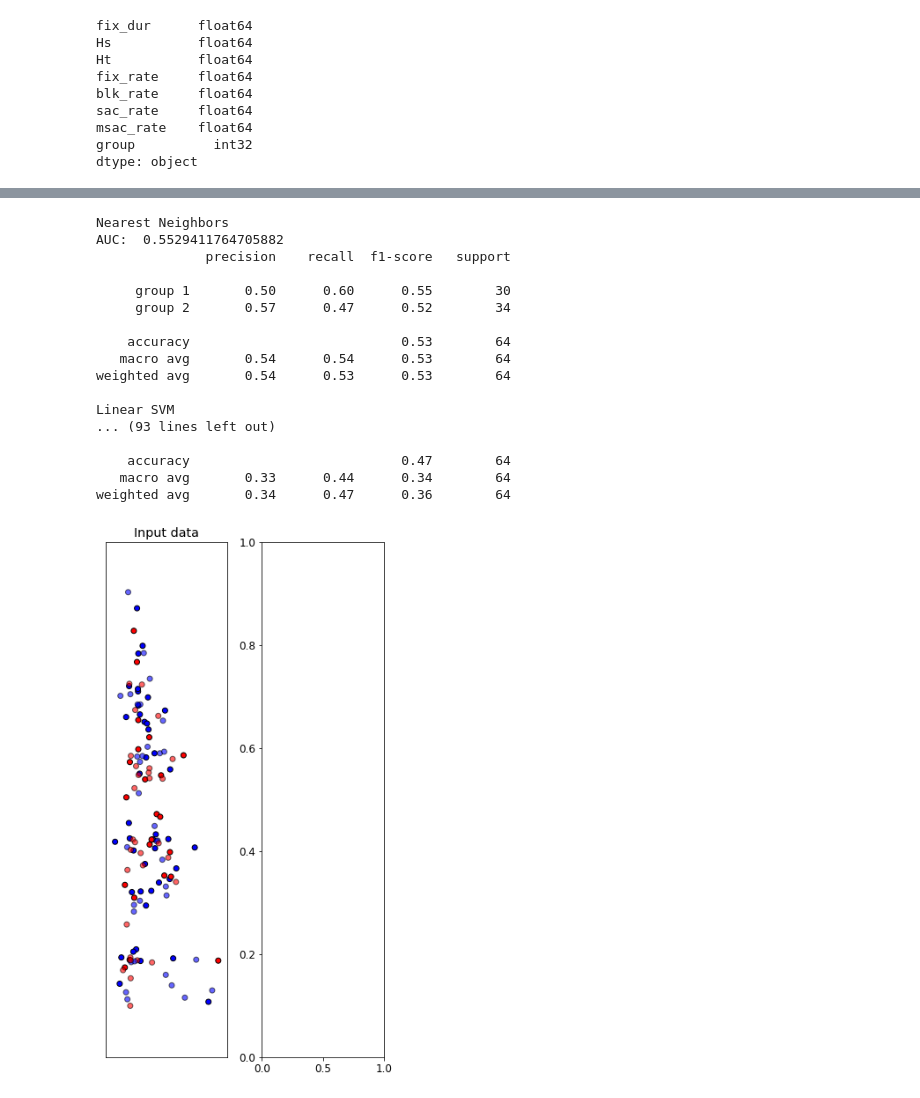
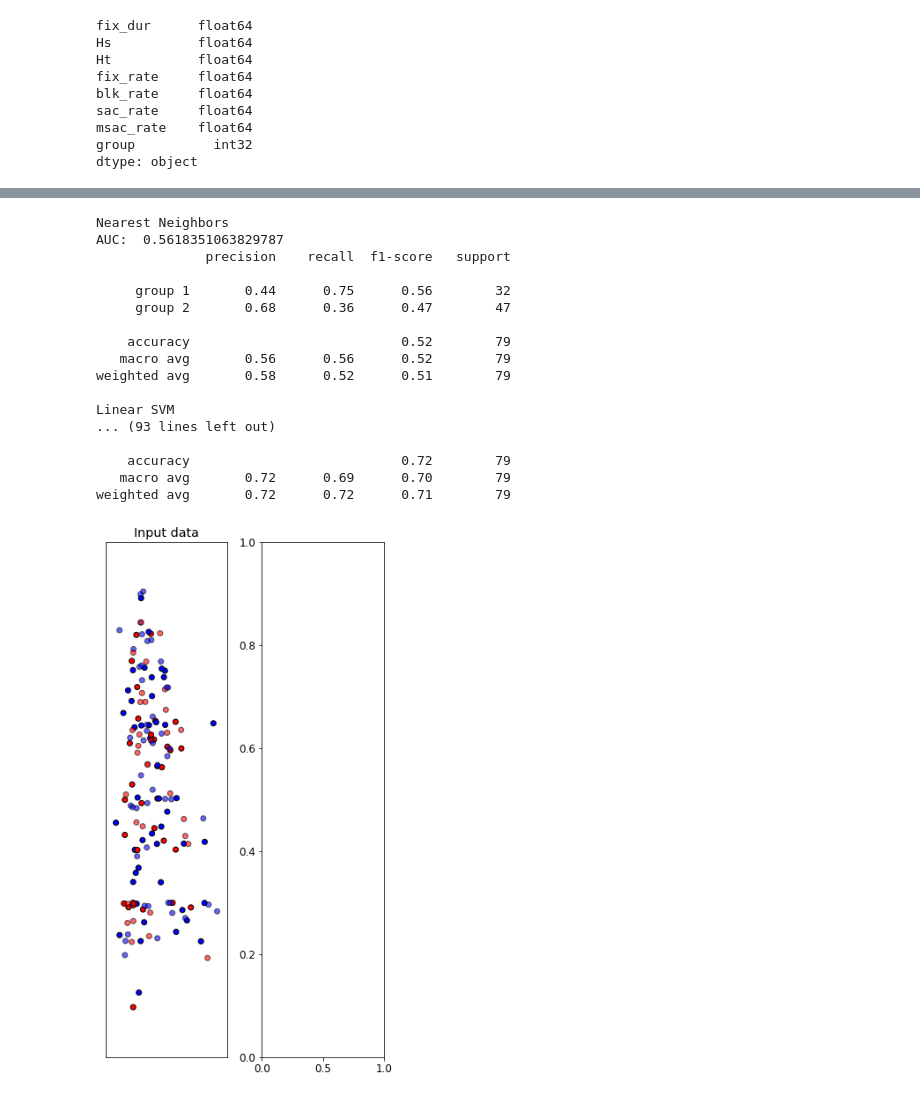
Before and after one commit to habom2310/eye-tracking-in-aviation, a Jupyter notebook: classification.ipynb, the cells around one changed output, grey strips where cells are left out. Drawn from its saved outputs; the diff is of its cells as text; code cells hidden in the pictures.

```diff
--- a/classification.ipynb
+++ b/classification.ipynb
@@ -73,8 +73,8 @@ group
 feature_groups = []
 for g in group:
     trials = []
-    for csv_files in [csv_files_one, csv_files_two, csv_files_three]:
-#     for csv_files in [csv_files_two]:
+#     for csv_files in [csv_files_one, csv_files_two, csv_files_three]:
+    for csv_files in [csv_files_two]:
 
         ret = defaultdict(list)
         for csv in csv_files:
@@ -85,7 +85,7 @@ for g in group:
             df_data = pd.read_csv(csv)
             print(csv, len(df_data))
 
-            for v in data_utils.data_slicing(df_data,  window_length = 1800, stride = 1800, min_length=1800):
+            for v in data_utils.data_slicing(df_data,  window_length = 1800, stride = 1500, min_length=1200):
                 r = run_all(v)
                 if r != None:
                     Efix, Hs, Ht, total_time, Eblk, Esac, Emsac = r
@@ -121,16 +121,16 @@ data\PISSS_ID_033_Approach Three Go-Around Gaze-Vergence.csv 1849
 df_x = pd.DataFrame()
 for j, g in enumerate(feature_groups):
     fix_dur = []
-    for i, p in enumerate(g[1]['Efix']):
+    for i, p in enumerate(g[0]['Efix']):
         fix_dur = np.append(fix_dur,np.mean(np.array(p).T[2]))
 
-    Hs = g[1]['Hs']
-    Ht = g[1]['Ht']
+    Hs = g[0]['Hs']
+    Ht = g[0]['Ht']
 
-    fix_rate = np.array([len(v) for v in g[1]['Efix']])/np.array(g[1]['total_time'])
-    blk_rate = np.array([len(v) for v in g[1]['Eblk']])/np.array(g[1]['total_time'])
-    sac_rate = np.array([len(v) for v in g[1]['Esac']])/np.array(g[1]['total_time'])
-    msac_rate = np.array([len(v) for v in g[1]['Emsac']])/np.array(g[1]['total_time'])
+    fix_rate = np.array([len(v) for v in g[0]['Efix']])/np.array(g[0]['total_time'])
+    blk_rate = np.array([len(v) for v in g[0]['Eblk']])/np.array(g[0]['total_time'])
+    sac_rate = np.array([len(v) for v in g[0]['Esac']])/np.array(g[0]['total_time'])
+    msac_rate = np.array([len(v) for v in g[0]['Emsac']])/np.array(g[0]['total_time'])
 
     print(len(fix_dur), len(fix_rate), len(sac_rate), len(blk_rate), len(msac_rate))
     group = j*np.ones_like(Hs)
@@ -199,7 +199,7 @@ clf.score(X_test, y_test)
 # %%
 prob = clf.predict_proba(X_test)
 # %%
-thresh = 0.6
+thresh = 0.5
 
 pred = []
 for v in prob.T[1]:
@@ -357,7 +368,7 @@ for name, clf in zip(names, classifiers):
         y_score = clf.predict_proba(X_test)[:, 1]
 
 
-    thresh = 0.6
+    thresh = 0.5
 
     pred = []
     for v in y_score:
@@ -383,43 +394,43 @@ for name, clf in zip(names, classifiers):
 #     Z = Z.reshape(xx.shape)
 #     ax.contourf(xx, yy, Z, cmap=cm, alpha=.8)
 
 #     # Plot the training points
 #     ax.scatter(X_train[:, 0], X_train[:, 1], c=y_train, cmap=cm_bright,
 #                edgecolors='k')
 #     # Plot the testing points
 #     ax.scatter(X_test[:, 0], X_test[:, 1], c=y_test, cmap=cm_bright,
 #                edgecolors='k', alpha=0.6)
 
 #     ax.set_xlim(xx.min(), xx.max())
 #     ax.set_ylim(yy.min(), yy.max())
 #     ax.set_xticks(())
 #     ax.set_yticks(())
 #     ax.set_title(name)
 #     ax.text(xx.max() - .3, yy.min() + .3, ('%.2f' % score).lstrip('0'),
 #             size=15, horizontalalignment='right')
 #     i += 1
 
 plt.tight_layout()
 plt.show()
 # %% [output]
 Nearest Neighbors
-AUC:  0.5529411764705882
+AUC:  0.5618351063829787
               precision    recall  f1-score   support
 
-     group 1       0.50      0.60      0.55        30
-     group 2       0.57      0.47      0.52        34
+     group 1       0.44      0.75      0.56        32
+     group 2       0.68      0.36      0.47        47
 
-    accuracy                           0.53        64
-   macro avg       0.54      0.54      0.53        64
-weighted avg       0.54      0.53      0.53        64
+    accuracy                           0.52        79
+   macro avg       0.56      0.56      0.52        79
+weighted avg       0.58      0.52      0.51        79
 
 Linear SVM
 ... (93 lines left out)
 
-    accuracy                           0.47        64
-   macro avg       0.33      0.44      0.34        64
-weighted avg       0.34      0.47      0.36        64
+    accuracy                           0.72        79
+   macro avg       0.72      0.69      0.70        79
+weighted avg       0.72      0.72      0.71        79
-[figure, old version]
+[figure, new version]
 # %%
 a = [[1,3,4,5,6,2,1,3,5,2,3,1],[1,2,3,1,2,3,4,5,3,2,2,3]]
 
```
Also changed, not shown: parts of 12 cells of this notebook, 4 other files.
